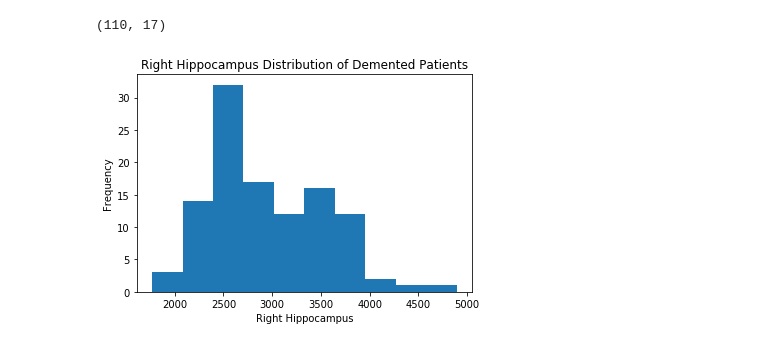
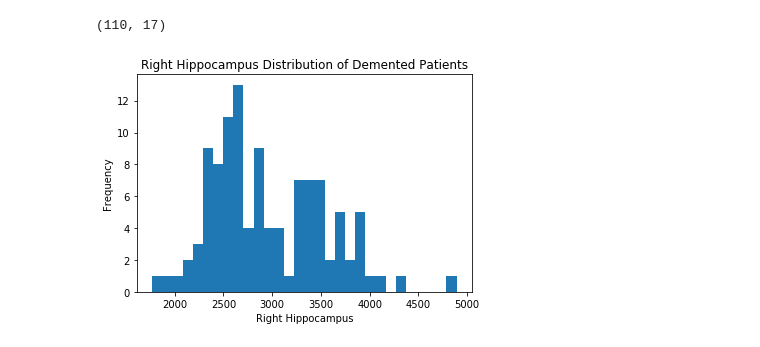
Before and after one commit to Mihryam/Alzheimer-Disease-Detection-, a Jupyter notebook: Classification.ipynb, the cells around one changed output. Drawn from its saved outputs; the diff is of its cells as text; code cells hidden in the pictures.

```diff
--- a/Classification.ipynb
+++ b/Classification.ipynb
@@ -50,10 +50,10 @@ Demented.shape
 import matplotlib.pyplot as plt
 import seaborn as sns
 # %%
-plt.hist(Demented['RHIPPOC'], bins=10)
+plt.hist(Demented['RHIPPOC'], bins=30)
 plt.title('Right Hippocampus Distribution of Demented Patients')
 plt.xlabel('Right Hippocampus')
 plt.ylabel('Frequency')
 plt.show()
 # %% [output]
-[figure, old version]
+[figure, new version]
```
Also changed, not shown: parts of 17 cells of this notebook.
